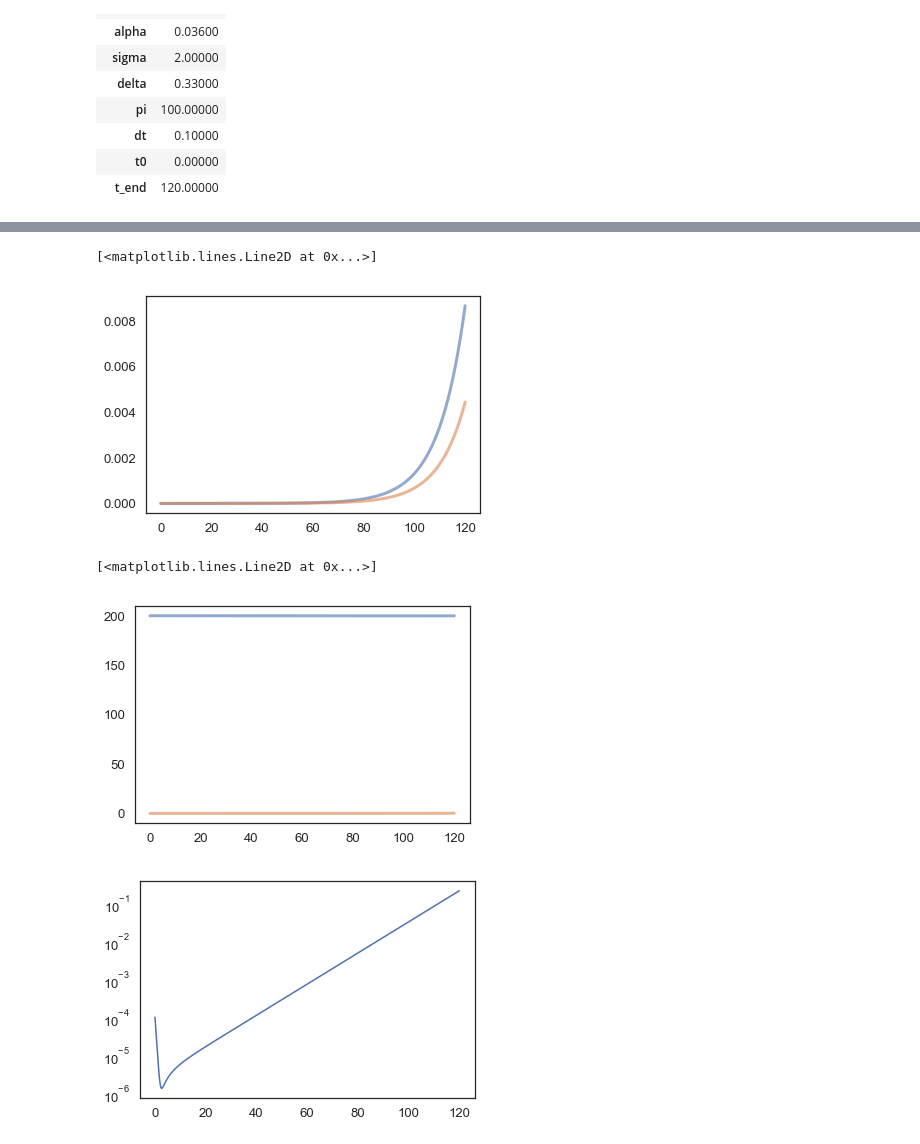
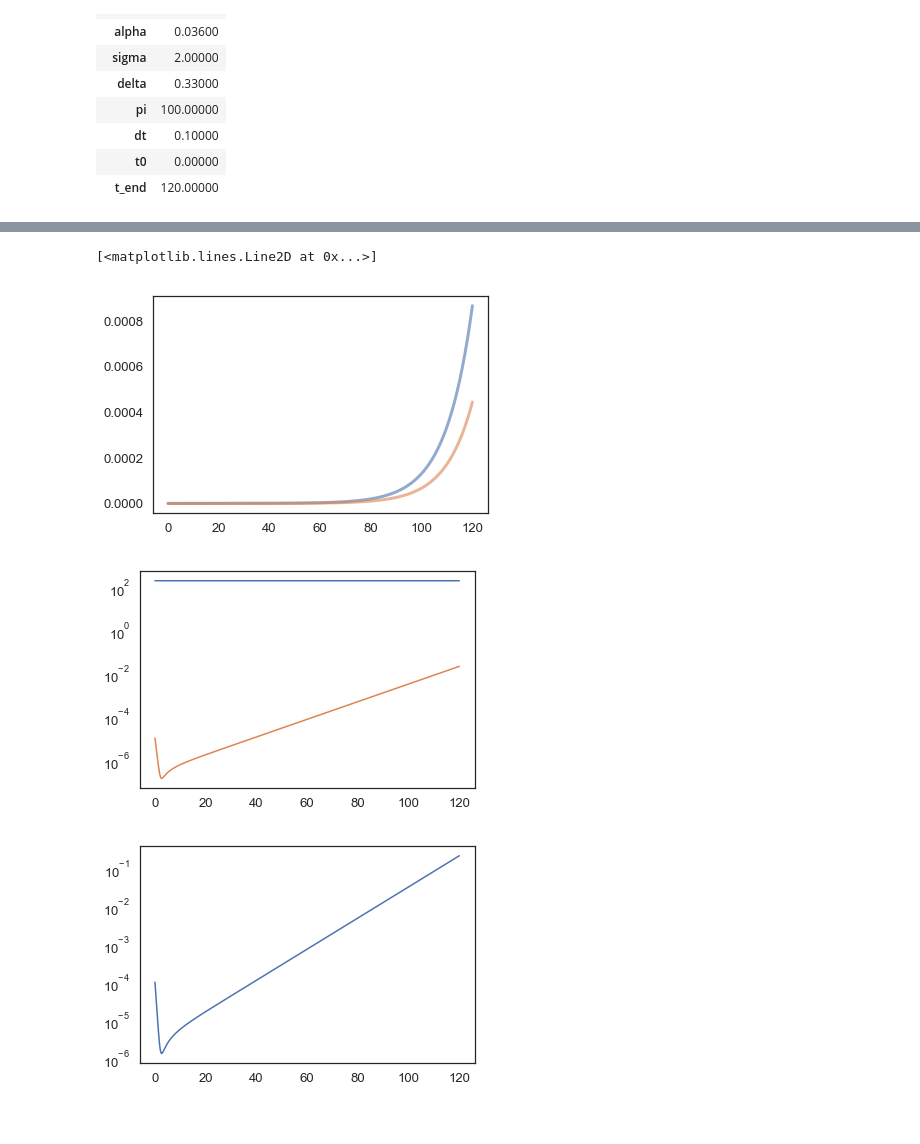
Before and after one commit to dreamofjade/ModSimPy, a Jupyter notebook: code/hivmodelmky.ipynb, the cells around one changed output, grey strips where cells are left out. Saved outputs shown, nothing was run; the diff lists cells and outputs as text; code cells hidden in the pictures.

```diff
--- a/code/hivmodelmky.ipynb
+++ b/code/hivmodelmky.ipynb
@@ -61,6 +61,6 @@ def plot_results(r, l, e):
     decorate(xlabel='Time (days)',
              ylabel='number of cells')
 # %%
-init = State(r=200, l=0, e=0, v=.0001)
+init = State(r=200, l=0, e=0, v=.00001)
 # %% [output]
 |  | values |
@@ -146,13 +146,13 @@ plot(results.index, results.l)
 plot(results.index, results.e)
 # %% [output]
 [<matplotlib.lines.Line2D at 0x...>]
-[figure, old version]
+[figure, new version]
 # %%
-plot(results.index, results.r)
-plot(results.index, results.v)
+plt.plot(results.index, results.r)
+plt.plot(results.index, results.v)
+plt.yscale('log')
 # %% [output]
-[<matplotlib.lines.Line2D at 0x...>]
-[figure, old version]
+[figure, new version]
 # %%
 plt.plot(results.v)
 plt.yscale('log')
```
Also changed, not shown: parts of 4 cells of this notebook, 11 other files.
